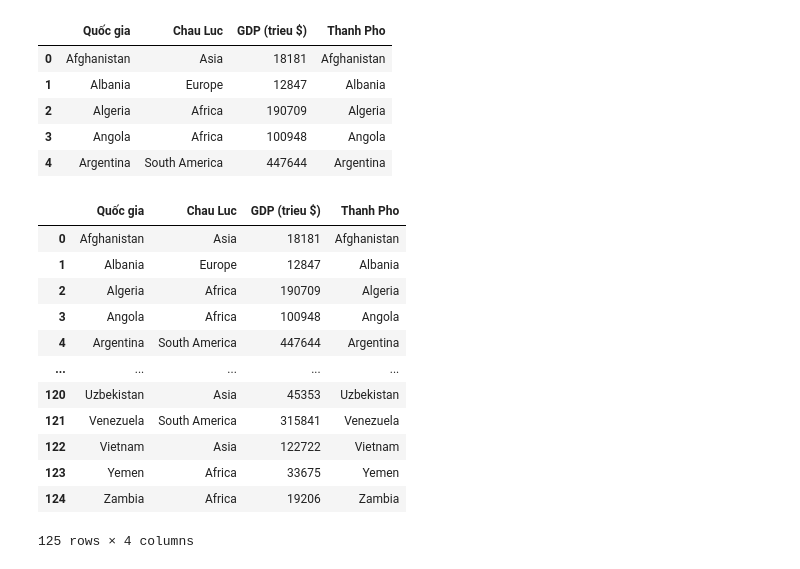
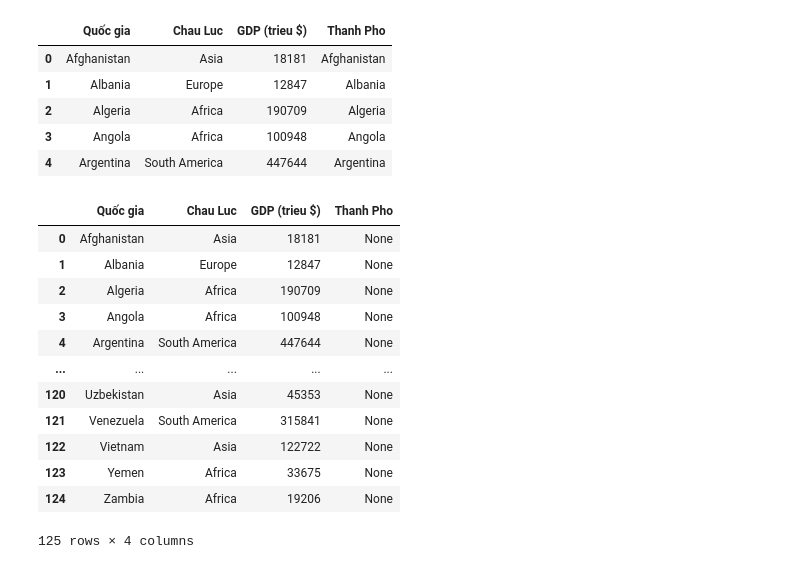
Before and after one commit to nguyentientuanh/DA, a Jupyter notebook: Pandas_1.ipynb, the cells around one changed output. Drawn from its saved outputs; the diff is of its cells as text; code cells hidden in the pictures.

```diff
--- a/Pandas_1.ipynb
+++ b/Pandas_1.ipynb
@@ -213,7 +213,7 @@ df.head()
 # %% [markdown]
 ## GDP LIST
 # %%
-df=pd.read_csv('/GDPlist.csv',encoding = "ISO-8859-1")
+df=pd.read_csv('/content/GDPlist.csv',encoding = "ISO-8859-1")
 df.head()
 # %% [output]
 |  | Country | Continent | GDP (millions of US$) |
@@ -260,3 +259,0 @@ df.head()
-# %%
-df.drop('Thanh Pho',axis=1,inplace=True)
-df.head()
@@ -270,3 +259,0 @@ df.head()
-# %%
-df.drop('Thanh Pho2',axis=1,inplace=True)
-df.head()
@@ -288,19 +268,19 @@ df.head()
 | 3 | Angola | Africa | 100948 | Angola |
 | 4 | Argentina | South America | 447644 | Argentina |
 # %%
-df['Thanh Pho'] = df['Thanh Pho'].replace({'Vietnam':'HaNoi'})
+df['Thanh Pho'] = df['Thanh Pho'].replace('Vietnam','HaNoi',inplace = True)
 df
 # %% [output]
 |  | Quốc gia | Chau Luc | GDP (trieu $) | Thanh Pho |
-| 0 | Afghanistan | Asia | 18181 | Afghanistan |
-| 1 | Albania | Europe | 12847 | Albania |
-| 2 | Algeria | Africa | 190709 | Algeria |
-| 3 | Angola | Africa | 100948 | Angola |
-| 4 | Argentina | South America | 447644 | Argentina |
+| 0 | Afghanistan | Asia | 18181 | None |
+| 1 | Albania | Europe | 12847 | None |
+| 2 | Algeria | Africa | 190709 | None |
+| 3 | Angola | Africa | 100948 | None |
+| 4 | Argentina | South America | 447644 | None |
 | ... | ... | ... | ... | ... |
-| 120 | Uzbekistan | Asia | 45353 | Uzbekistan |
-| 121 | Venezuela | South America | 315841 | Venezuela |
-| 122 | Vietnam | Asia | 122722 | Vietnam |
-| 123 | Yemen | Africa | 33675 | Yemen |
-| 124 | Zambia | Africa | 19206 | Zambia |
+| 120 | Uzbekistan | Asia | 45353 | None |
+| 121 | Venezuela | South America | 315841 | None |
+| 122 | Vietnam | Asia | 122722 | None |
+| 123 | Yemen | Africa | 33675 | None |
+| 124 | Zambia | Africa | 19206 | None |
 125 rows × 4 columns
```
Also changed, not shown: parts of 4 cells of this notebook.
